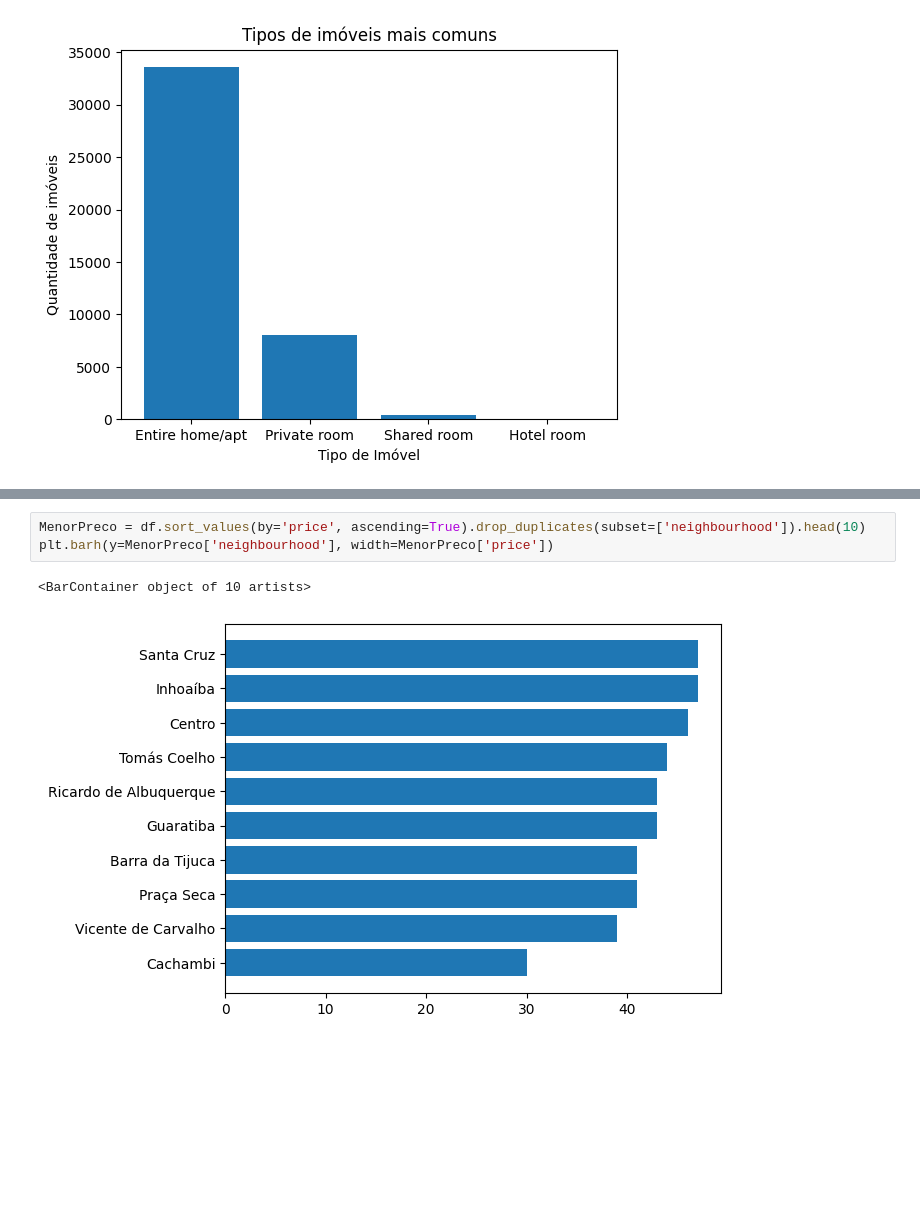
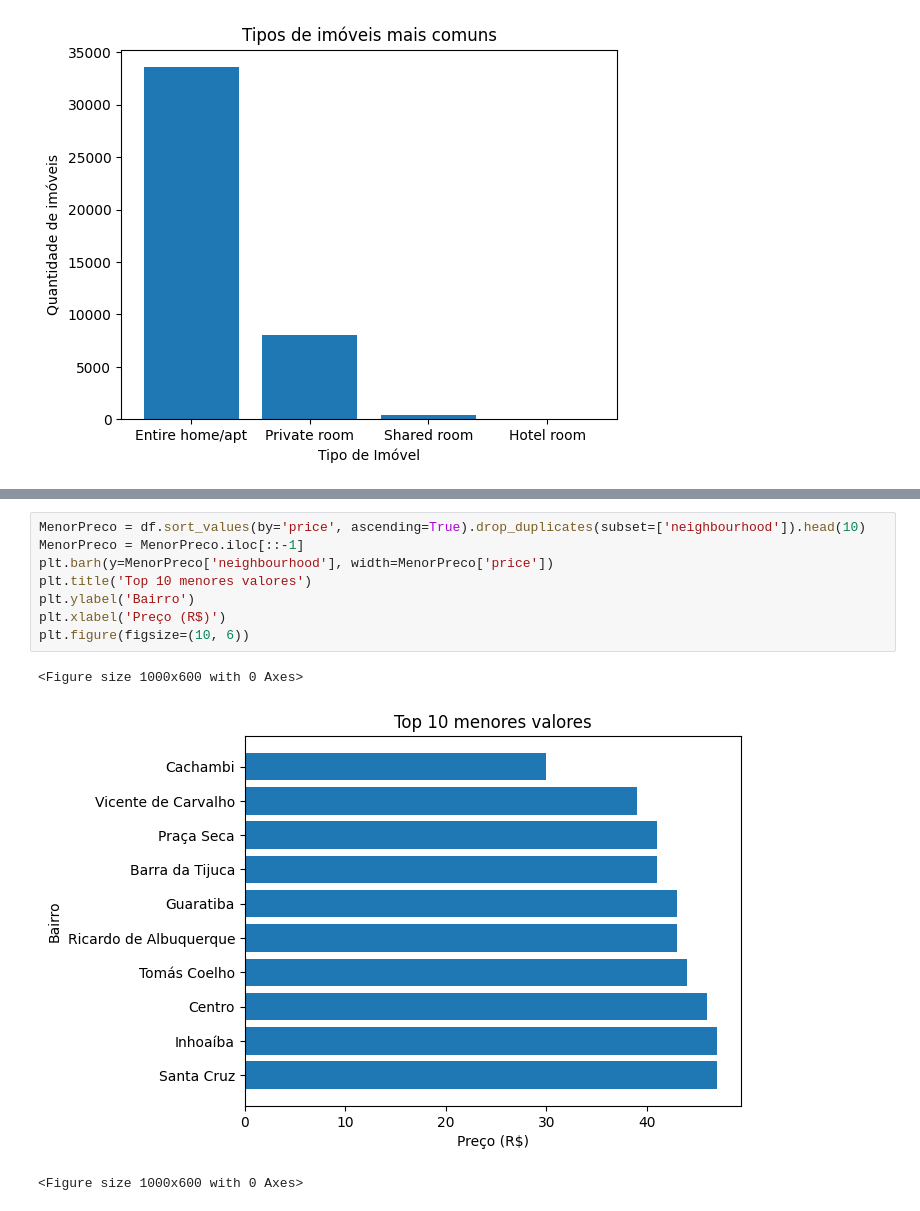
Before and after one commit to jailtonmonteiro/analise-airbnb, a Jupyter notebook: notebooks/1-limpeza-tratamento.ipynb, the cells around one changed output, grey strips where cells are left out. Saved outputs shown, nothing was run; the diff lists cells and outputs as text; blank space fills up the shorter version.

```diff
--- a/notebooks/1-limpeza-tratamento.ipynb
+++ b/notebooks/1-limpeza-tratamento.ipynb
@@ -198,6 +190,12 @@ MaiorPreco
 # %%
 MenorPreco = df.sort_values(by='price', ascending=True).drop_duplicates(subset=['neighbourhood']).head(10)
+MenorPreco = MenorPreco.iloc[::-1]
 plt.barh(y=MenorPreco['neighbourhood'], width=MenorPreco['price'])
+plt.title('Top 10 menores valores')
+plt.ylabel('Bairro')
+plt.xlabel('Preço (R$)')
+plt.figure(figsize=(10, 6))
 # %% [output]
-<BarContainer object of 10 artists>
+<Figure size 1000x600 with 0 Axes>
-[figure, old version]
+[figure, new version]
+<Figure size 1000x600 with 0 Axes>
```
Also changed, not shown: parts of 4 cells of this notebook, 2 other files.
